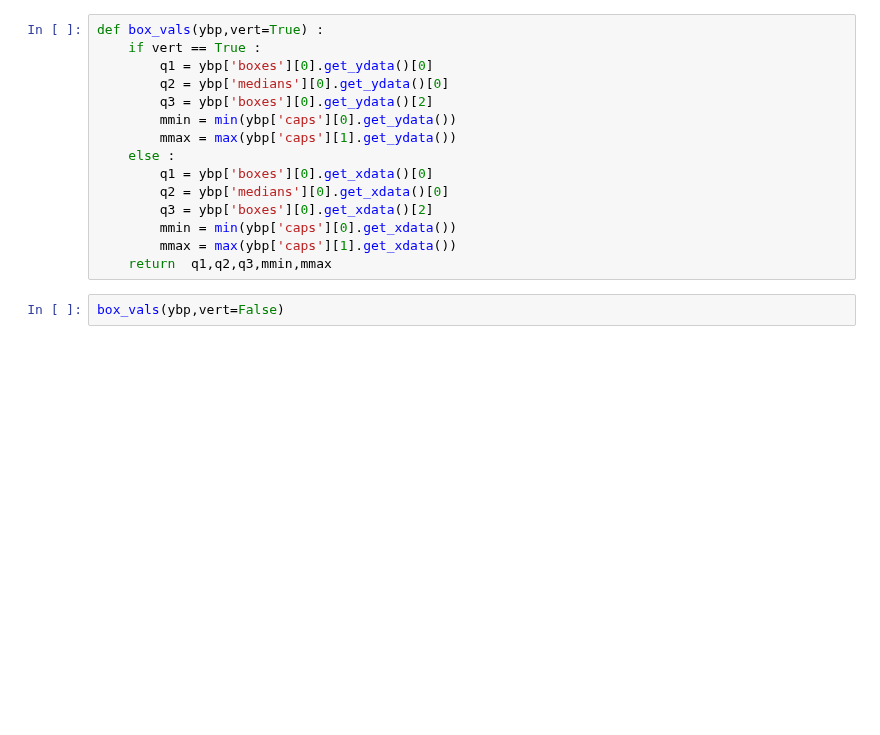
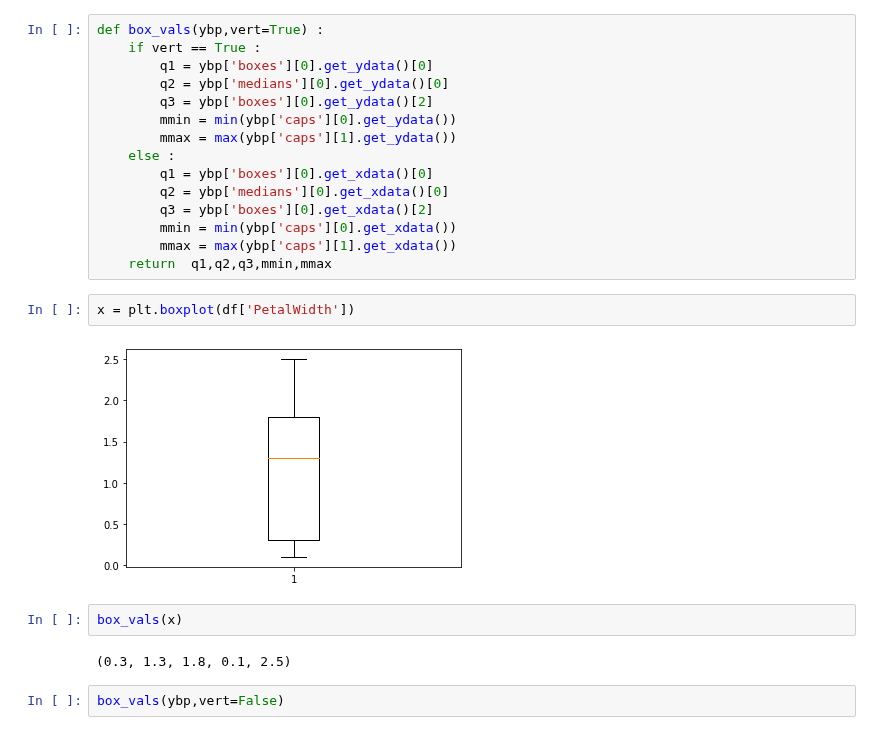
Before and after one commit to kittimaxz/data_viz_2022, a Jupyter notebook: DataViz02_Data_Distribution.ipynb, the cells around one changed output. Saved outputs shown, nothing was run; the diff lists cells and outputs as text; blank space fills up the shorter version.

```diff
--- a/DataViz02_Data_Distribution.ipynb
+++ b/DataViz02_Data_Distribution.ipynb
@@ -323,6 +323,14 @@ def box_vals(ybp,vert=True) :
         mmin = min(ybp['caps'][0].get_xdata())
         mmax = max(ybp['caps'][1].get_xdata())
     return  q1,q2,q3,mmin,mmax
+# %%
+x = plt.boxplot(df['PetalWidth'])
+# %% [output]
+[figure, added]
+# %%
+box_vals(x)
+# %% [output]
+(0.3, 1.3, 1.8, 0.1, 2.5)
 # %%
 box_vals(ybp,vert=False)
 # %% [output]
```
Also changed, not shown: parts of 4 cells of this notebook.
